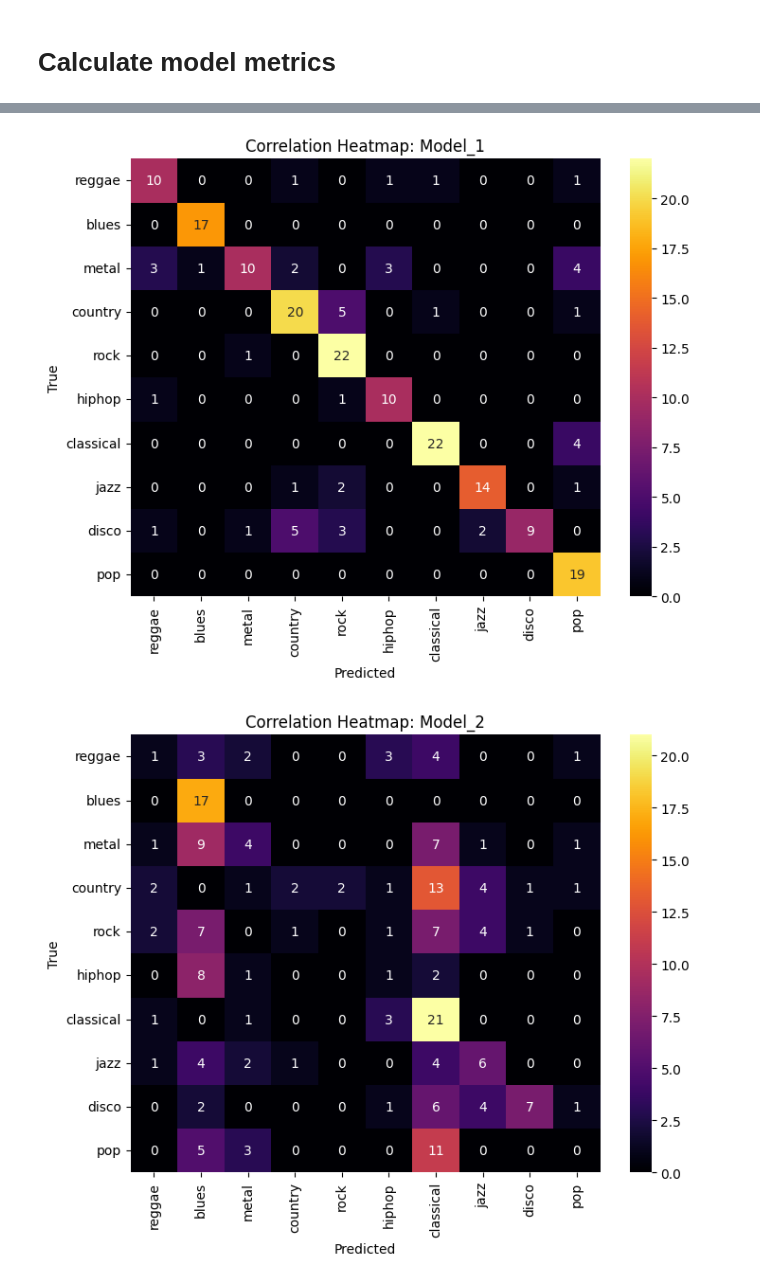
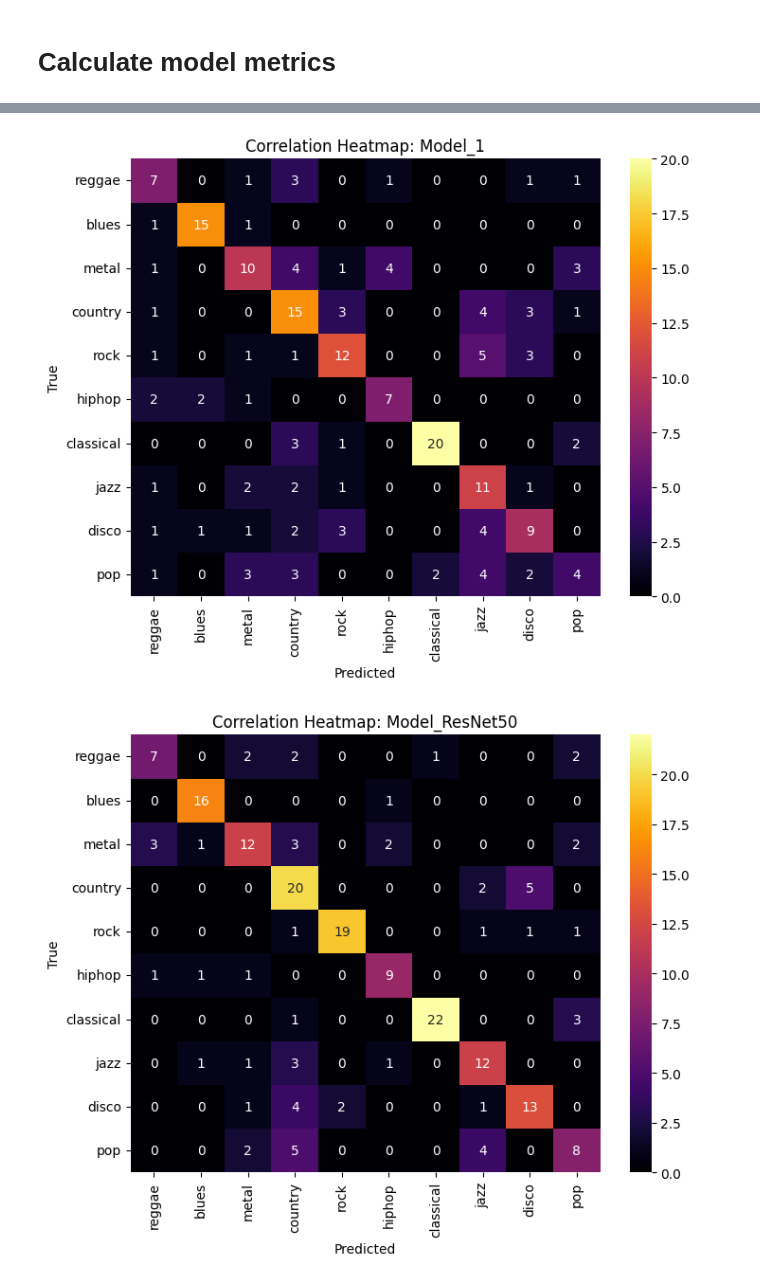
Before and after one commit to DawidStepniewski/MusicGenreRecognition, a Jupyter notebook: nn_models_classification.ipynb, the cells around one changed output, grey strips where cells are left out. Cells and saved outputs as stored; diff of their text form; code cells hidden in the pictures.

Commit message:
New ResNet50 model

```diff
--- a/nn_models_classification.ipynb
+++ b/nn_models_classification.ipynb
@@ -246,8 +258,13 @@ checkpoint = ModelCheckpoint(filepath=checkpoint_path, monitor='val_accuracy', m
+# %%
+model, checkpoint = resnet_compile(model, checkpoint_path)
 # %% [markdown]
 # Train model
 # %%
-model.fit(X_train, y_train, validation_data=(X_test, y_test), epochs=30, batch_size=64, callbacks=[checkpoint])
+from keras.callbacks import CSVLogger
+
+H = model.fit(X_train, y_train, validation_data=(X_test, y_test), epochs=30, batch_size=32, callbacks=[checkpoint])
 loss, accuracy = model.evaluate(X_test, y_test)
+save_history(H)
 
 print(f'Test Loss: {loss:.4f}, Test Accuracy: {accuracy:.4f}')
 # %% [output]
@@ -274,21 +300,23 @@ Test Loss: 2.0159, Test Accuracy: 0.4900
 # Calculate model metrics
 # %%
 checkpoint_dir = "/content/drive/MyDrive/GoogleCollab/Data/GTZAN/checkpoints/"
-models_y = {}
+models_dict = {}
 
-for dictionary in os.listdir(checkpoint_dir):
-  if dictionary == "Model_ResNet50":
-    X = resnet_resize_X(X)
+for directory in os.listdir(checkpoint_dir):
+  if directory == "Model_ResNet50":
+    X = preprocess_input(X)
 
   X_train, X_test, y_train, y_test = train_test_split(X, y_onehot, test_size=0.2, random_state=42, shuffle=True)
-  best_model_path = os.path.join(checkpoint_dir, dictionary)
-  best_model = tensorflow.keras.models.load_model(best_model_path + "/best_model.h5")
+  best_model_path = os.path.join(checkpoint_dir, directory)
+  best_model = tensorflow.keras.models.load_model(best_model_path + "/mel_best_model.h5")
 
   predict_results = best_model.predict(X_test)
 
   y_pred = np.argmax(predict_results, axis=1)
   y_test = np.argmax(y_test, axis=1)
 
-  y_dict = {'y_pred': y_pred, 'y_test': y_test}
-  models_y[str(dictionary)] = y_dict
+  history = f"{checkpoint_dir}{directory}/{directory}_history.npy"
+
+  model_dict = {'y_pred': y_pred, 'y_test': y_test, 'history': history}
+  models_dict[str(directory)] = model_dict
 # %% [output]
@@ -300,7 +325,7 @@ for dictionary in os.listdir(checkpoint_dir):
 # %%
-for model in models_y:
-  y_pred = models_y.get(model).get('y_pred')
-  y_test = models_y.get(model).get('y_test')
+for model in models_dict:
+  y_pred = models_dict.get(model).get('y_pred')
+  y_test = models_dict.get(model).get('y_test')
   accuracy = accuracy_score(y_test, y_pred)
   report = classification_report(y_test, y_pred, target_names=classes)
   print(str(model) + " statistics")
@@ -327,19 +352,19 @@ Accuracy: 0.6250
 # %%
 from sklearn.metrics import confusion_matrix
 import seaborn as sns
 import matplotlib.pyplot as plt
 
-for model in models_y:
-  y_pred = models_y.get(model).get('y_pred')
-  y_test = models_y.get(model).get('y_test')
+for model in models_dict:
+  y_pred = models_dict.get(model).get('y_pred')
+  y_test = models_dict.get(model).get('y_test')
   cm = confusion_matrix(y_test, y_pred)
 
   plt.figure(figsize=(8, 6))
   sns.heatmap(cm, annot=True, fmt='d', cmap='inferno', xticklabels=classes, yticklabels=classes)
   plt.title('Correlation Heatmap: ' + str(model))
   plt.xlabel('Predicted')
   plt.ylabel('True')
   plt.show()
 # %% [output]
-[figure, old version]
+[figure, new version]
-[figure, old version]
+[figure, new version]
```
Also changed, not shown: parts of 20 cells of this notebook.
